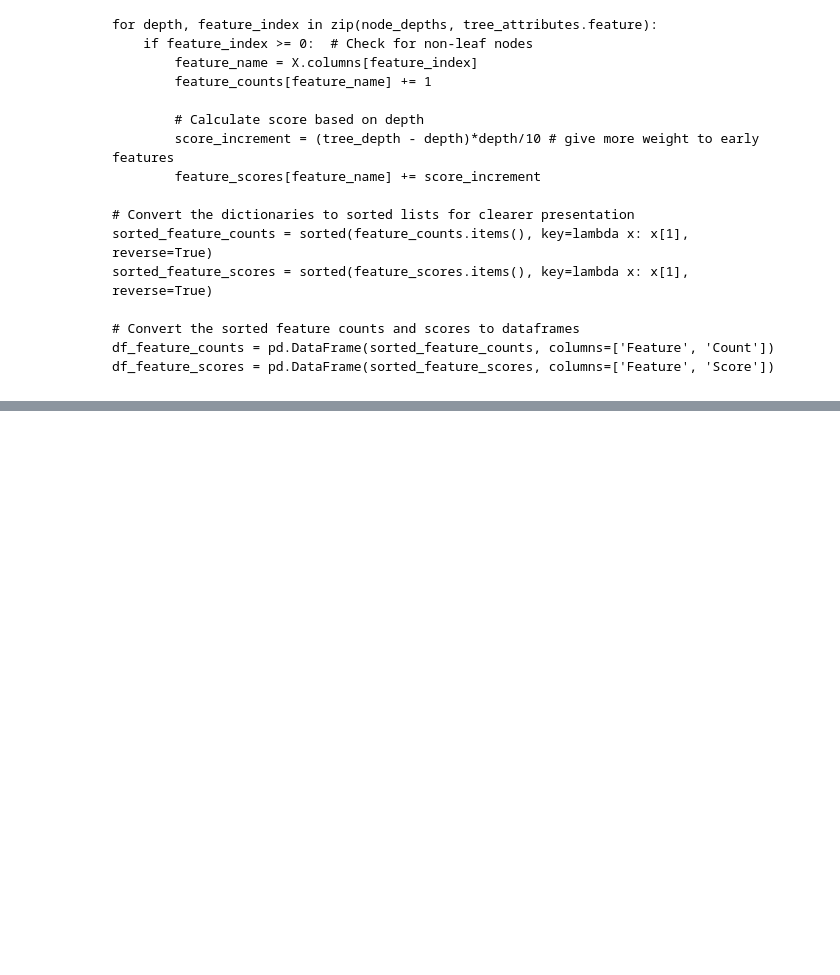
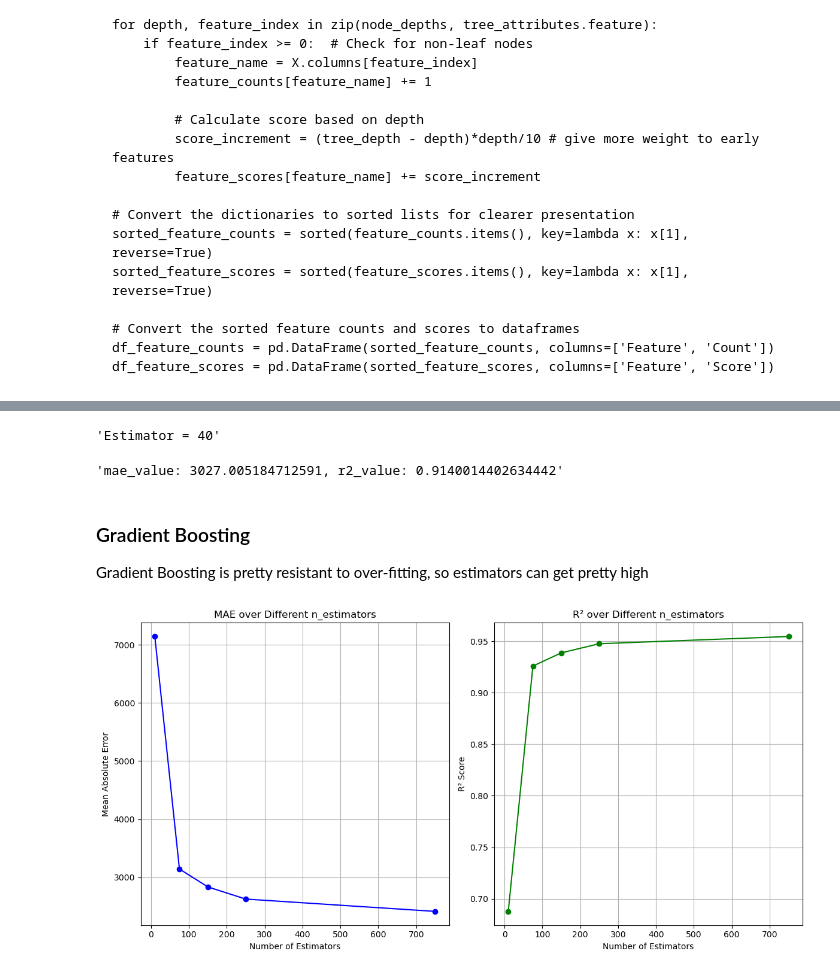
Before and after one commit to GustavoSept/Economic_Freedom_Analysis, a Jupyter notebook: Python_Data Analysis/06_PredictiveModel_01_Testing Algorithms.ipynb, the cells around one changed output, grey strips where cells are left out. Saved outputs shown, nothing was run; the diff lists cells and outputs as text; code cells hidden in the pictures; blank space fills up the shorter version.

```diff
--- a/Python_Data Analysis/06_PredictiveModel_01_Testing Algorithms.ipynb
+++ b/Python_Data Analysis/06_PredictiveModel_01_Testing Algorithms.ipynb
@@ -627,0 +665,51 @@ if 1 + 1 == 3:
+# %%
+display(f'Estimator = 40')
+display(f'mae_value: {mae_values[6]}, r2_value: {r2_values[6]}')
+# %% [output]
+'Estimator = 40'
+'mae_value: 3027.005184712591, r2_value: 0.9140014402634442'
+# %% [markdown]
+### Gradient Boosting
+Gradient Boosting is pretty resistant to over-fitting, so estimators can get pretty high
+# %%
+# Defining the target and predictors
+X_train, X_test, y_train, y_test = dataSplitter(df_master)
+
+# Initialize lists to store n_estimators, MAEs, and R² values
+estimators = [10,75,150,250,750]
+mae_values = []
+r2_values = []
+
+# Loop over different values of n_estimators
+for n in estimators:
+    gb_model = GradientBoostingRegressor(n_estimators=n, learning_rate=0.1, random_state=42)
+    gb_model.fit(X_train, y_train)
+    gb_predictions = gb_model.predict(X_test)
+
+    mae = mean_absolute_error(y_test, gb_predictions)
+    r2 = r2_score(y_test, gb_predictions)
+
+    mae_values.append(mae)
+    r2_values.append(r2)
+
+# Plotting MAE vs n_estimators
+plt.figure(figsize=(12, 6))
+plt.subplot(1, 2, 1)  # First subplot for MAE
+plt.plot(estimators, mae_values, marker='o', color='blue')
+plt.title('MAE over Different n_estimators')
+plt.xlabel('Number of Estimators')
+plt.ylabel('Mean Absolute Error')
+plt.grid(True)
+
+# Plotting R² vs n_estimators
+plt.subplot(1, 2, 2)  # Second subplot for R²
+plt.plot(estimators, r2_values, marker='o', color='green')
+plt.title('R² over Different n_estimators')
+plt.xlabel('Number of Estimators')
+plt.ylabel('R² Score')
+plt.grid(True)
+
+plt.tight_layout()  # Adjust layout for better spacing
+plt.show()
+# %% [output]
+[figure, added]
```
Also changed, not shown: parts of 5 cells of this notebook.
